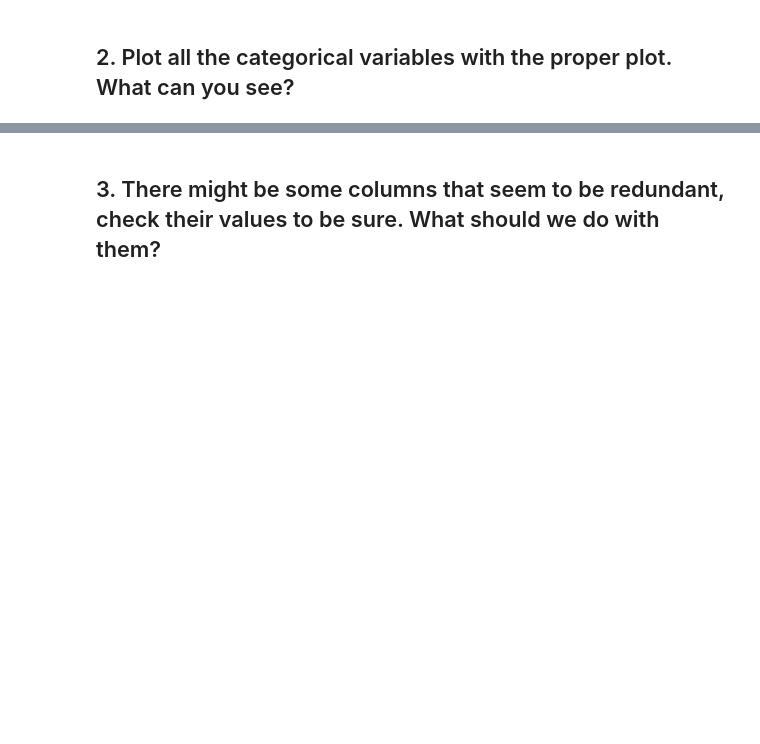
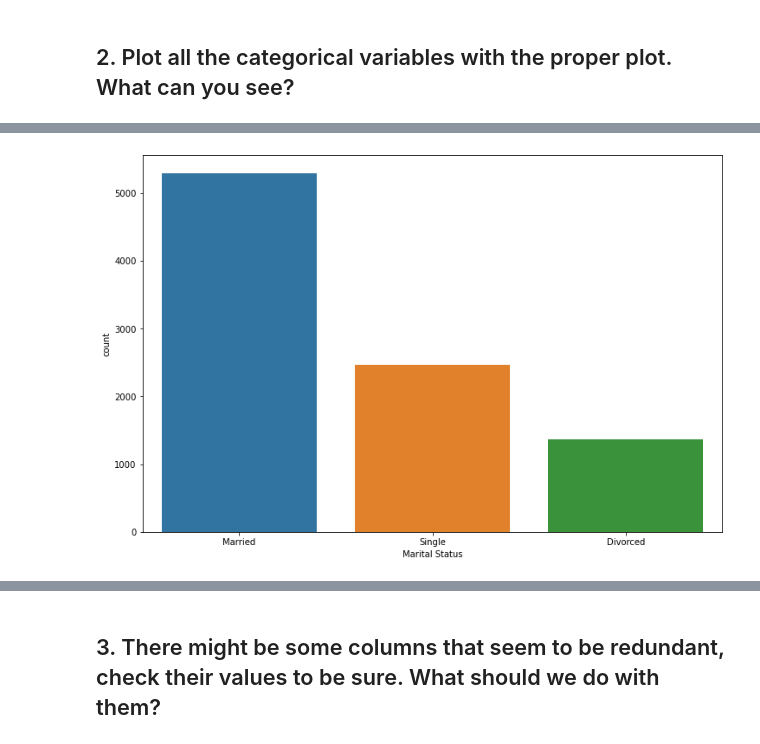
Before and after one commit to Ironhack-Data-0621-Remote/lab-feature-extraction, a Jupyter notebook: Solutions.ipynb, the cells around one changed output, grey strips where cells are left out. Drawn from its saved outputs; the diff is of its cells as text; code cells hidden in the pictures; blank space fills up the shorter version.

```diff
--- a/Solutions.ipynb
+++ b/Solutions.ipynb
@@ -13,0 +54,6 @@ categoricals.head()
+# %%
+plt.figure(figsize=(12,8))
+sns.countplot('Marital Status', data=categorical_df)
+plt.show()
+# %% [output]
+[figure, added]
```
Also changed, not shown: parts of 16 cells of this notebook, 1 other file.
